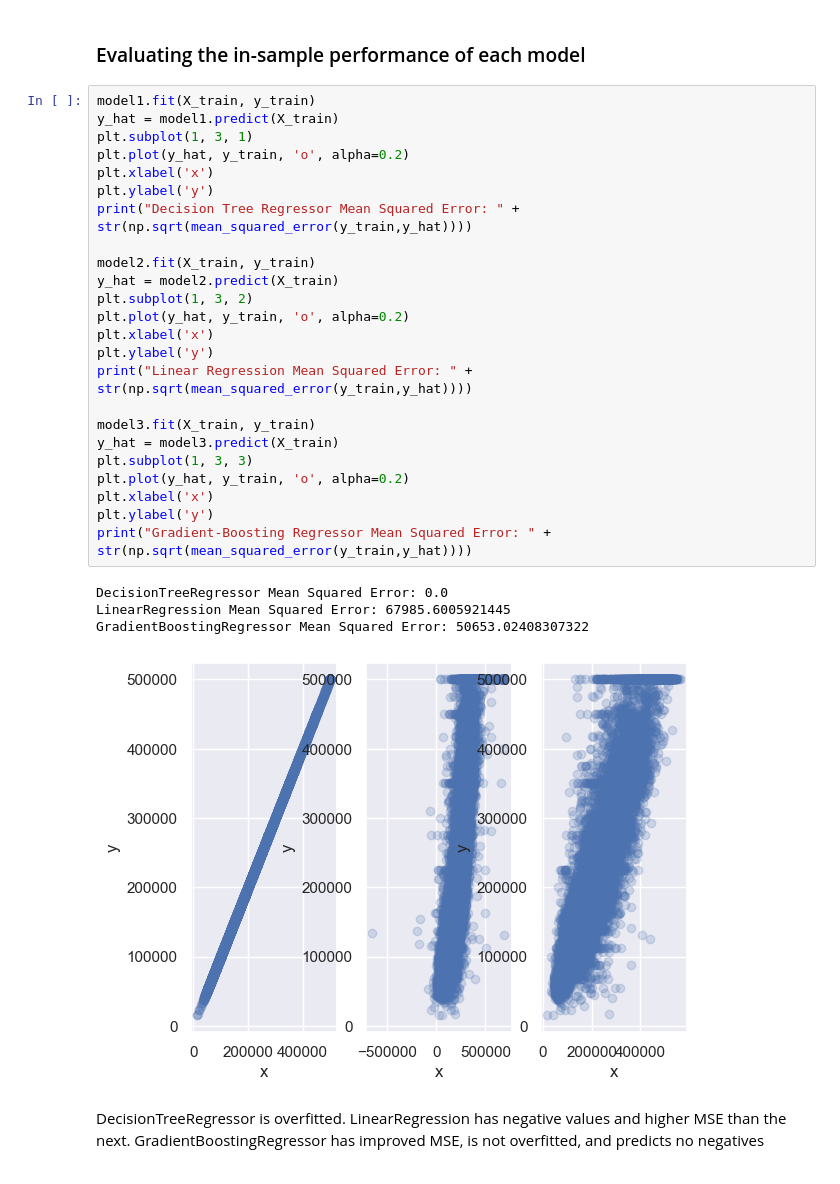
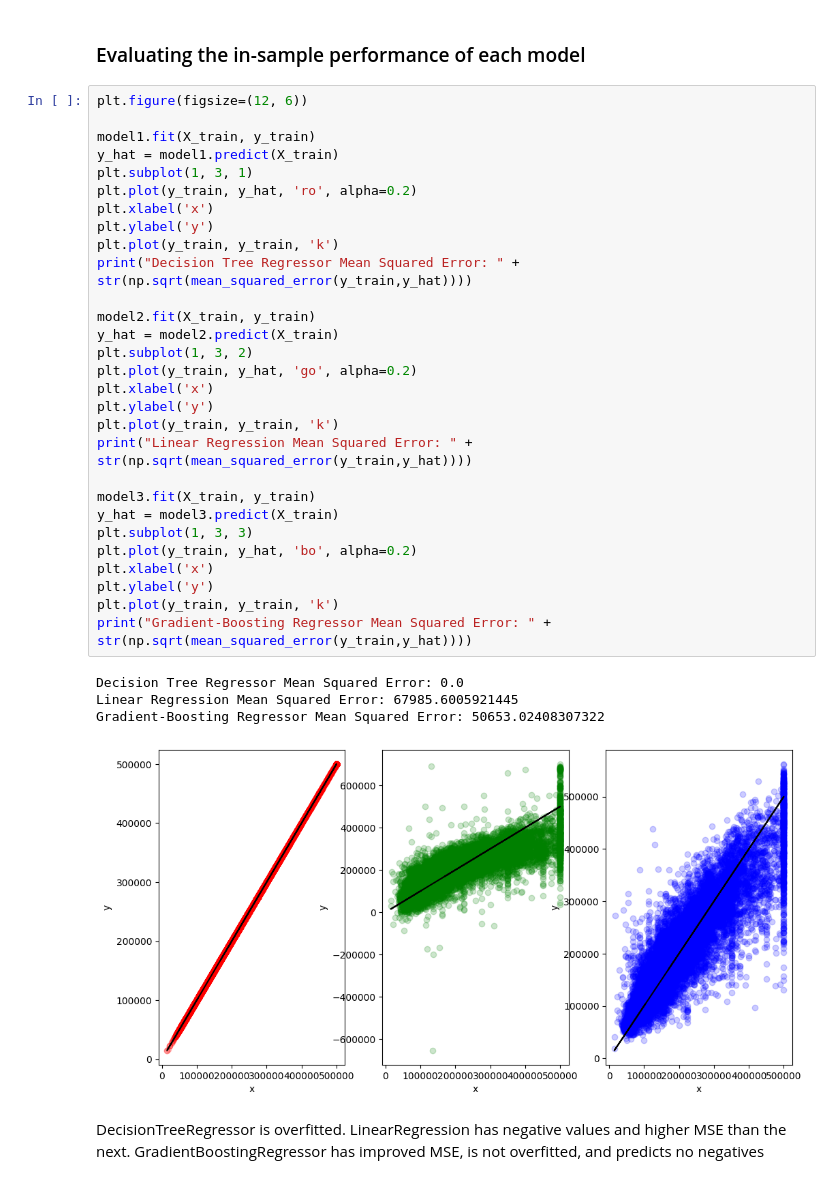
Before and after one commit to DanielCKLeigh/Daniel_DataSci_Portfolio, a Jupyter notebook: p02-californiahousing.ipynb, the cells around one changed output. Cells and saved outputs as stored; diff of their text form.

```diff
--- a/p02-californiahousing.ipynb
+++ b/p02-californiahousing.ipynb
@@ -61,34 +79,39 @@ from sklearn.model_selection import cross_val_predict
 # %% [markdown]
 ### Evaluating the in-sample performance of each model
 # %%
+plt.figure(figsize=(12, 6))
+
 model1.fit(X_train, y_train)
 y_hat = model1.predict(X_train)
 plt.subplot(1, 3, 1)
-plt.plot(y_hat, y_train, 'o', alpha=0.2)
+plt.plot(y_train, y_hat, 'ro', alpha=0.2)
 plt.xlabel('x')
 plt.ylabel('y')
+plt.plot(y_train, y_train, 'k')
 print("Decision Tree Regressor Mean Squared Error: " + str(np.sqrt(mean_squared_error(y_train,y_hat))))
 
 model2.fit(X_train, y_train)
 y_hat = model2.predict(X_train)
 plt.subplot(1, 3, 2)
-plt.plot(y_hat, y_train, 'o', alpha=0.2)
+plt.plot(y_train, y_hat, 'go', alpha=0.2)
 plt.xlabel('x')
 plt.ylabel('y')
+plt.plot(y_train, y_train, 'k')
 print("Linear Regression Mean Squared Error: " + str(np.sqrt(mean_squared_error(y_train,y_hat))))
 
 model3.fit(X_train, y_train)
 y_hat = model3.predict(X_train)
 plt.subplot(1, 3, 3)
-plt.plot(y_hat, y_train, 'o', alpha=0.2)
+plt.plot(y_train, y_hat, 'bo', alpha=0.2)
 plt.xlabel('x')
 plt.ylabel('y')
+plt.plot(y_train, y_train, 'k')
 print("Gradient-Boosting Regressor Mean Squared Error: " + str(np.sqrt(mean_squared_error(y_train,y_hat))))
 # %% [output]
-DecisionTreeRegressor Mean Squared Error: 0.0
-LinearRegression Mean Squared Error: 67985.6005921445
-GradientBoostingRegressor Mean Squared Error: 50653.02408307322
+Decision Tree Regressor Mean Squared Error: 0.0
+Linear Regression Mean Squared Error: 67985.6005921445
+Gradient-Boosting Regressor Mean Squared Error: 50653.02408307322
-[figure, old version]
+[figure, new version]
 # %% [markdown]
 DecisionTreeRegressor is overfitted. LinearRegression has negative values and higher MSE than the next. GradientBoostingRegressor has improved MSE, is not overfitted, and predicts no negatives
 # %% [markdown]
```
Also changed, not shown: parts of 6 cells of this notebook.
